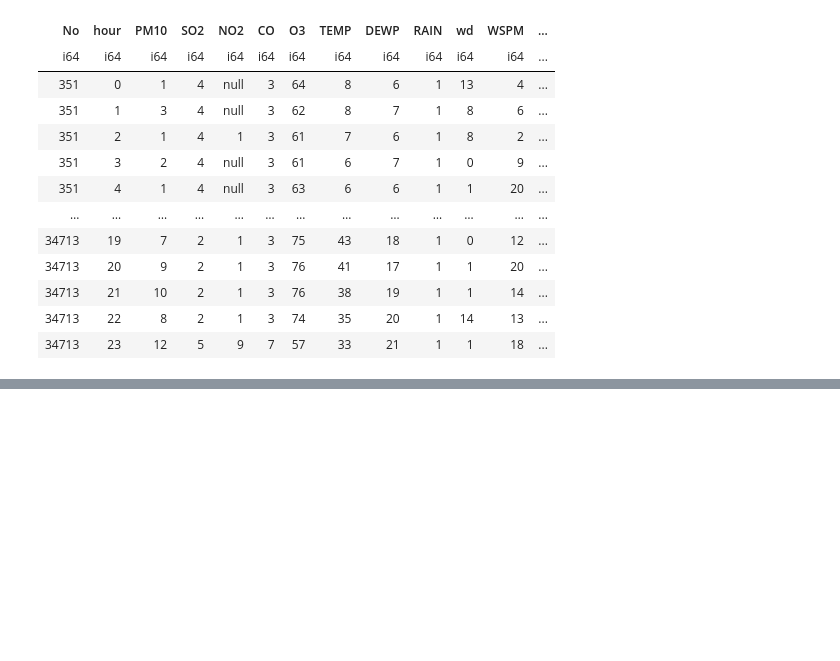
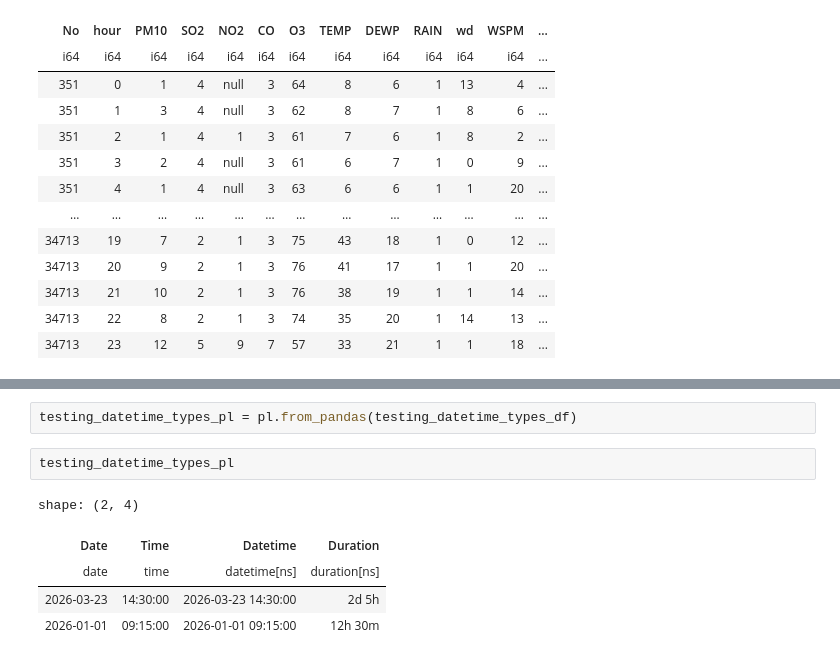
Before and after one commit to rzambrano1/tabular_nn, a Jupyter notebook: notebooks/tabular_argn.ipynb, the cells around one changed output, grey strips where cells are left out. Drawn from its saved outputs; the diff is of its cells as text; blank space fills up the shorter version.

```diff
--- a/notebooks/tabular_argn.ipynb
+++ b/notebooks/tabular_argn.ipynb
@@ -1444,0 +1469,10 @@ shape: (35_064, 36)
+# %%
+testing_datetime_types_pl = pl.from_pandas(testing_datetime_types_df)
+# %%
+testing_datetime_types_pl
+# %% [output]
+shape: (2, 4)
+| Date | Time | Datetime | Duration |
+| date | time | datetime[ns] | duration[ns] |
+| 2026-03-23 | 14:30:00 | 2026-03-23 14:30:00 | 2d 5h |
+| 2026-01-01 | 09:15:00 | 2026-01-01 09:15:00 | 12h 30m |
```
Also changed, not shown: parts of 13 cells of this notebook, 2 other files.
